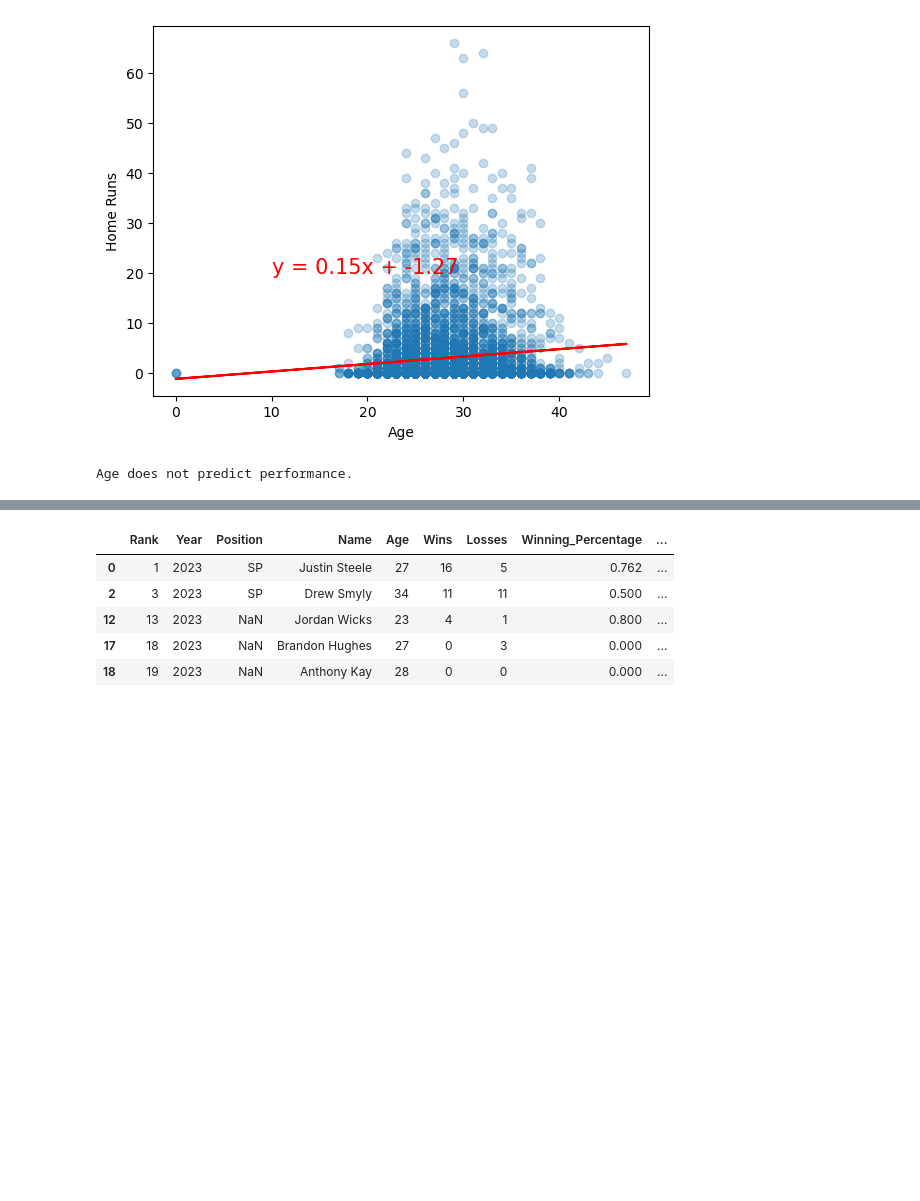
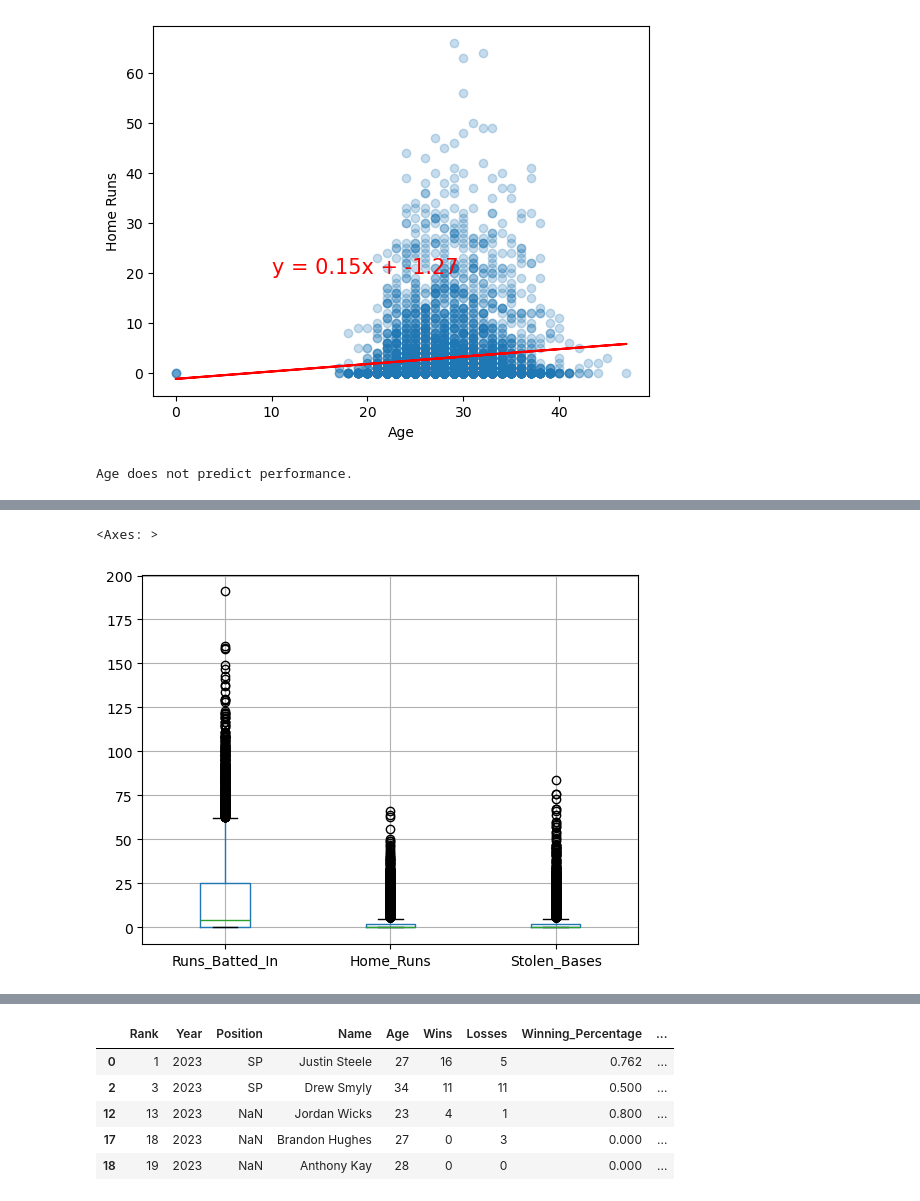
Before and after one commit to ml9148/Project_01, a Jupyter notebook: data_cleaning.ipynb, the cells around one changed output, grey strips where cells are left out. Cells and saved outputs as stored; diff of their text form; code cells hidden in the pictures; blank space fills up the shorter version.

```diff
--- a/data_cleaning.ipynb
+++ b/data_cleaning.ipynb
@@ -401,0 +602,10 @@ dtype: float64
+# %%
+batting_data[["Runs_Batted_In", "Home_Runs", "Stolen_Bases"]].boxplot()
+# runs batted is the most skewed, so focus there first
+# but the 0's are less surpising since the runs batted also depends on where the other players are on their bases ?
+
+# One possibilty: drop outliers on upper end
+# OR only look at outliers on upper end to look at exceptional performance
+# %% [output]
+<Axes: >
+[figure, added]
```
Also changed, not shown: parts of 32 cells of this notebook.
